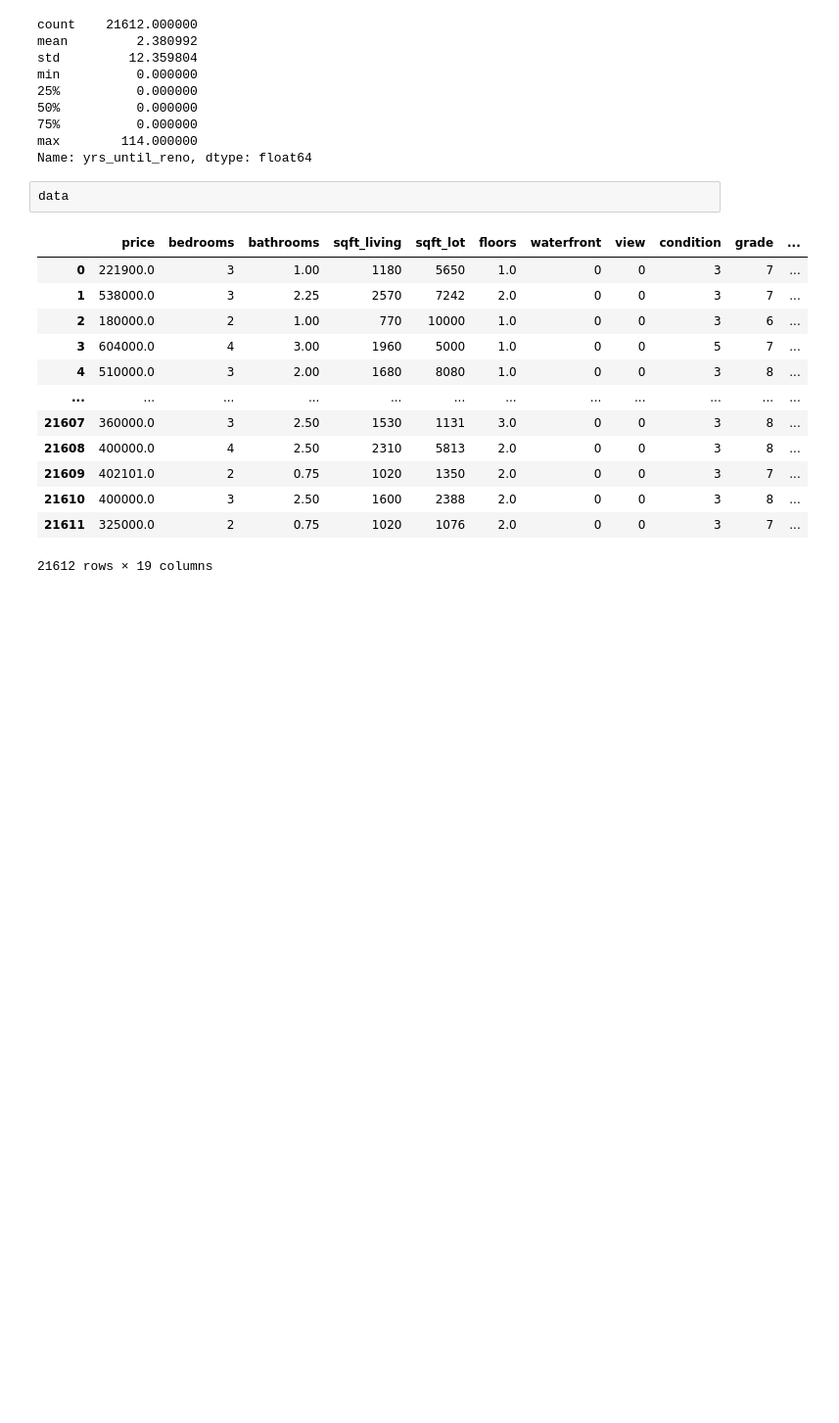
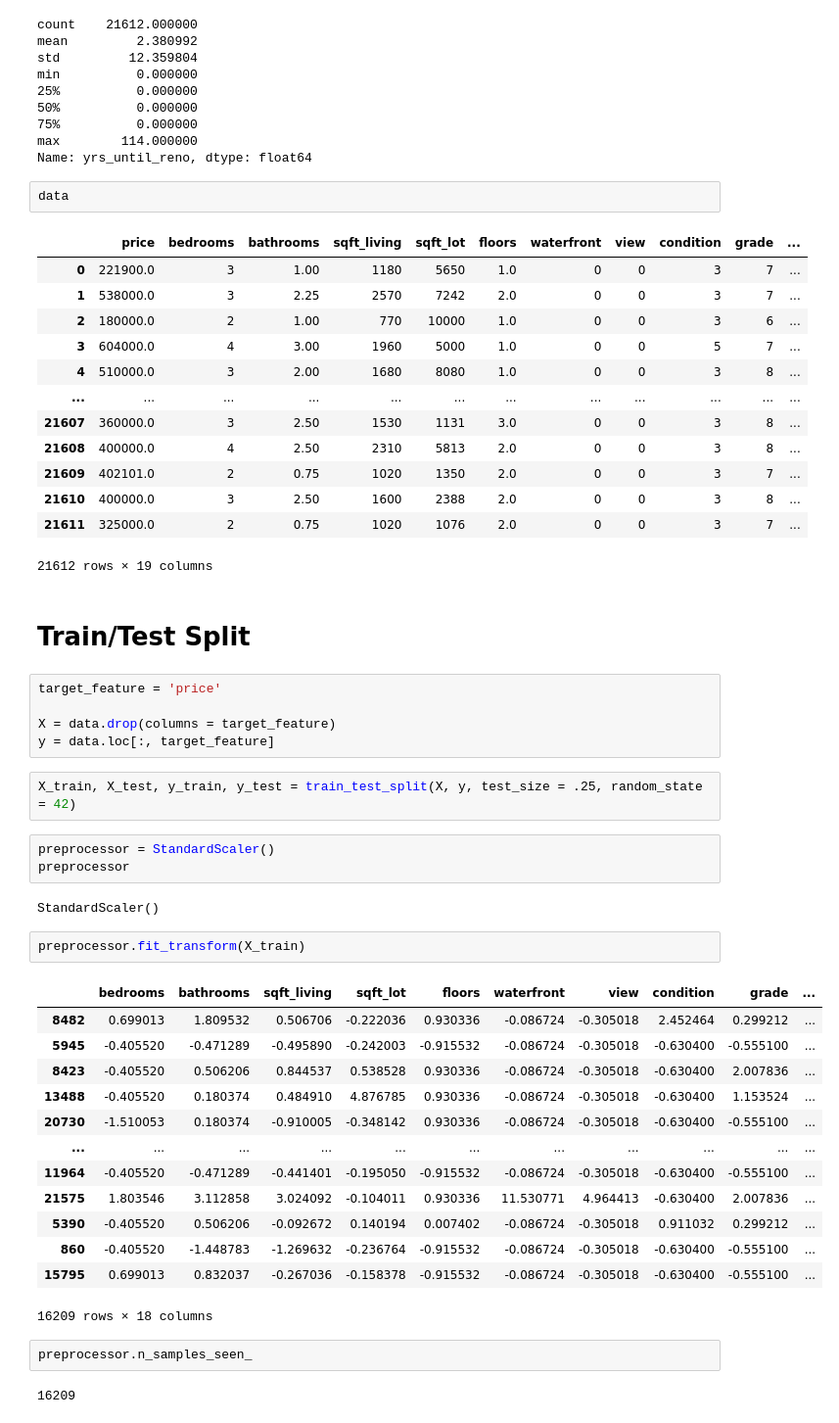
Before and after one commit to BenJMcCarty/Return_of_the_King_County_Dataset, a Jupyter notebook: Data_Exploration.ipynb, the cells around one changed output. Shown at 98% size. Drawn from its saved outputs; the diff is of its cells as text; blank space fills up the shorter version.

```diff
--- a/Data_Exploration.ipynb
+++ b/Data_Exploration.ipynb
@@ -245,3 +256,37 @@ data
 | 21610 | 400000.0 | 3 | 2.50 | 1600 | 2388 | 2.0 | 0 | 0 | 3 | 8 | ... |
 | 21611 | 325000.0 | 2 | 0.75 | 1020 | 1076 | 2.0 | 0 | 0 | 3 | 7 | ... |
 21612 rows × 19 columns
+# %% [markdown]
+# Train/Test Split
+# %%
+target_feature = 'price'
+
+X = data.drop(columns = target_feature)
+y = data.loc[:, target_feature]
+# %%
+X_train, X_test, y_train, y_test = train_test_split(X, y, test_size = .25, random_state = 42)
+# %%
+preprocessor = StandardScaler()
+preprocessor
+# %% [output]
+StandardScaler()
+# %%
+preprocessor.fit_transform(X_train)
+# %% [output]
+|  | bedrooms | bathrooms | sqft_living | sqft_lot | floors | waterfront | view | condition | grade | ... |
+| 8482 | 0.699013 | 1.809532 | 0.506706 | -0.222036 | 0.930336 | -0.086724 | -0.305018 | 2.452464 | 0.299212 | ... |
+| 5945 | -0.405520 | -0.471289 | -0.495890 | -0.242003 | -0.915532 | -0.086724 | -0.305018 | -0.630400 | -0.555100 | ... |
+| 8423 | -0.405520 | 0.506206 | 0.844537 | 0.538528 | 0.930336 | -0.086724 | -0.305018 | -0.630400 | 2.007836 | ... |
+| 13488 | -0.405520 | 0.180374 | 0.484910 | 4.876785 | 0.930336 | -0.086724 | -0.305018 | -0.630400 | 1.153524 | ... |
+| 20730 | -1.510053 | 0.180374 | -0.910005 | -0.348142 | 0.930336 | -0.086724 | -0.305018 | -0.630400 | -0.555100 | ... |
+| ... | ... | ... | ... | ... | ... | ... | ... | ... | ... | ... |
+| 11964 | -0.405520 | -0.471289 | -0.441401 | -0.195050 | -0.915532 | -0.086724 | -0.305018 | -0.630400 | -0.555100 | ... |
+| 21575 | 1.803546 | 3.112858 | 3.024092 | -0.104011 | 0.930336 | 11.530771 | 4.964413 | -0.630400 | 2.007836 | ... |
+| 5390 | -0.405520 | 0.506206 | -0.092672 | 0.140194 | 0.007402 | -0.086724 | -0.305018 | 0.911032 | 0.299212 | ... |
+| 860 | -0.405520 | -1.448783 | -1.269632 | -0.236764 | -0.915532 | -0.086724 | -0.305018 | -0.630400 | -0.555100 | ... |
+| 15795 | 0.699013 | 0.832037 | -0.267036 | -0.158378 | -0.915532 | -0.086724 | -0.305018 | -0.630400 | -0.555100 | ... |
+16209 rows × 18 columns
+# %%
+preprocessor.n_samples_seen_
+# %% [output]
+16209
```
Also changed, not shown: parts of 13 cells of this notebook.
